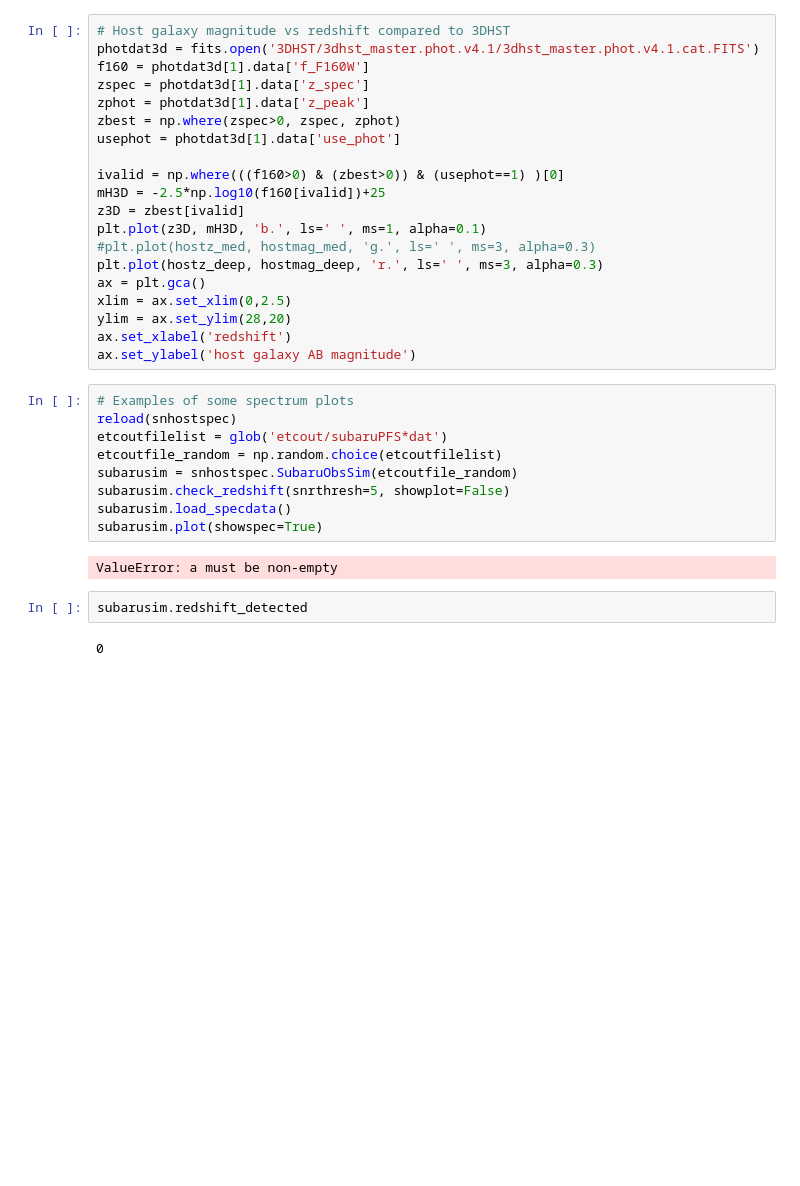
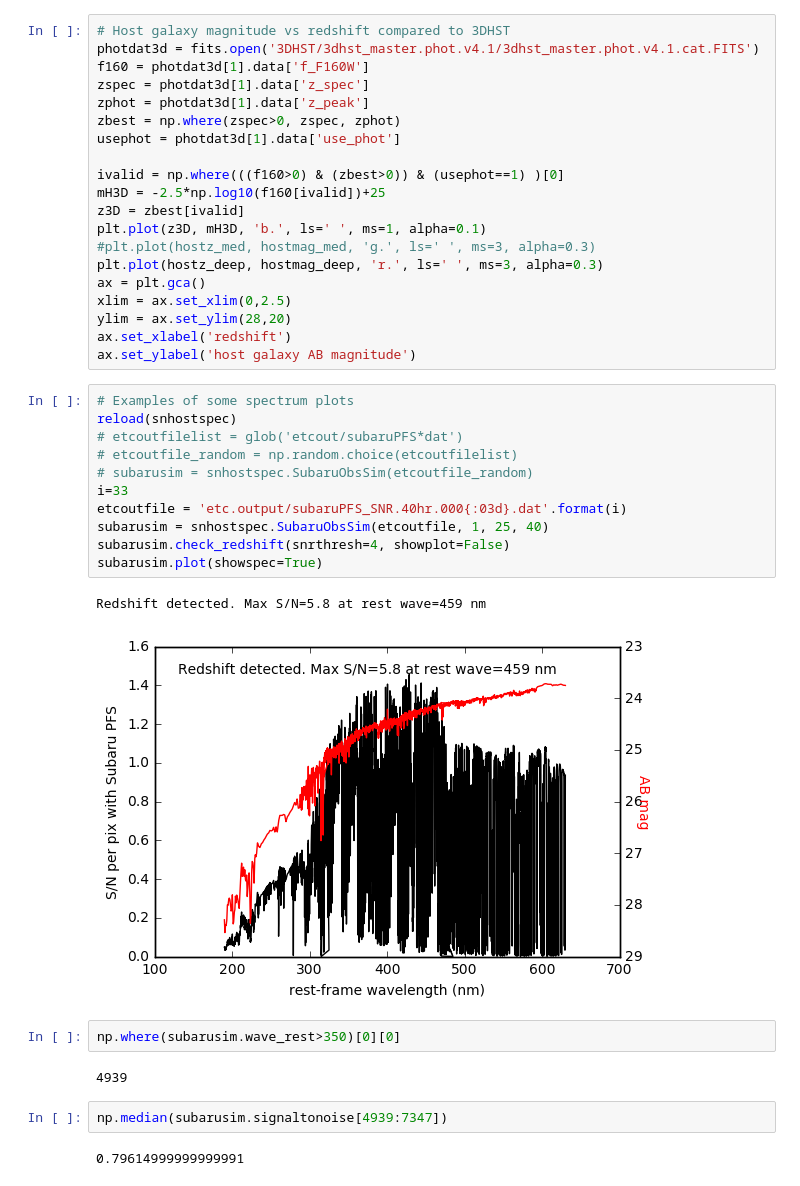
Before and after one commit to srodney/wfirst, a Jupyter notebook: snhostgal_mk_summary_plots.ipynb, the cells around one changed output. Saved outputs shown, nothing was run; the diff lists cells and outputs as text; blank space fills up the shorter version.

```diff
--- a/snhostgal_mk_summary_plots.ipynb
+++ b/snhostgal_mk_summary_plots.ipynb
@@ -32,15 +59,22 @@ ax.set_ylabel('host galaxy AB magnitude')
 # %%
 # Examples of some spectrum plots
 reload(snhostspec)
-etcoutfilelist = glob('etcout/subaruPFS*dat')
-etcoutfile_random = np.random.choice(etcoutfilelist)
-subarusim = snhostspec.SubaruObsSim(etcoutfile_random)
-subarusim.check_redshift(snrthresh=5, showplot=False)
-subarusim.load_specdata()
+# etcoutfilelist = glob('etcout/subaruPFS*dat')
+# etcoutfile_random = np.random.choice(etcoutfilelist)
+# subarusim = snhostspec.SubaruObsSim(etcoutfile_random)
+i=33
+etcoutfile = 'etc.output/subaruPFS_SNR.40hr.000{:03d}.dat'.format(i)
+subarusim = snhostspec.SubaruObsSim(etcoutfile, 1, 25, 40)
+subarusim.check_redshift(snrthresh=4, showplot=False)
 subarusim.plot(showspec=True)
 # %% [output]
-ValueError: a must be non-empty
+Redshift detected. Max S/N=5.8 at rest wave=459 nm
+[figure, added]
-# %%
-subarusim.redshift_detected
-# %% [output]
-0
+# %%
+np.where(subarusim.wave_rest>350)[0][0]
+# %% [output]
+4939
+# %%
+np.median(subarusim.signaltonoise[4939:7347])
+# %% [output]
+0.79614999999999991
```
Also changed, not shown: parts of 8 cells of this notebook, 3 other files.
